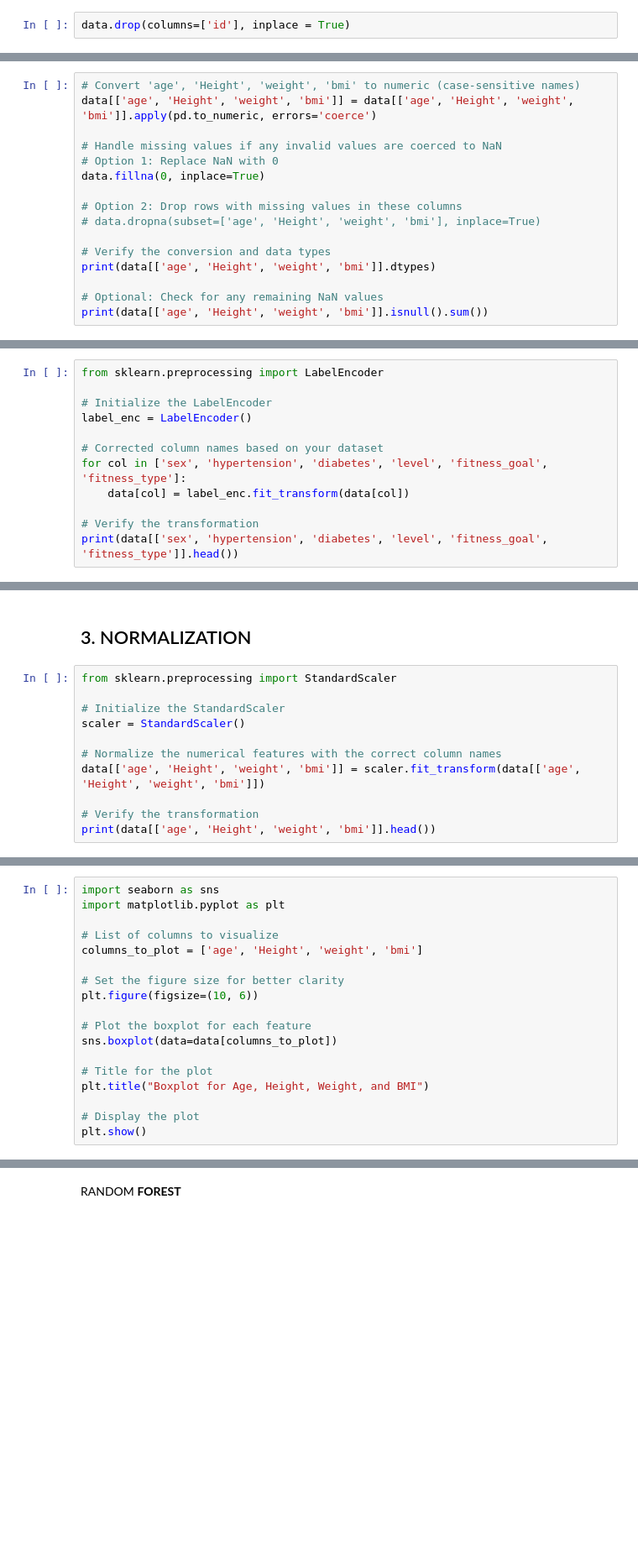
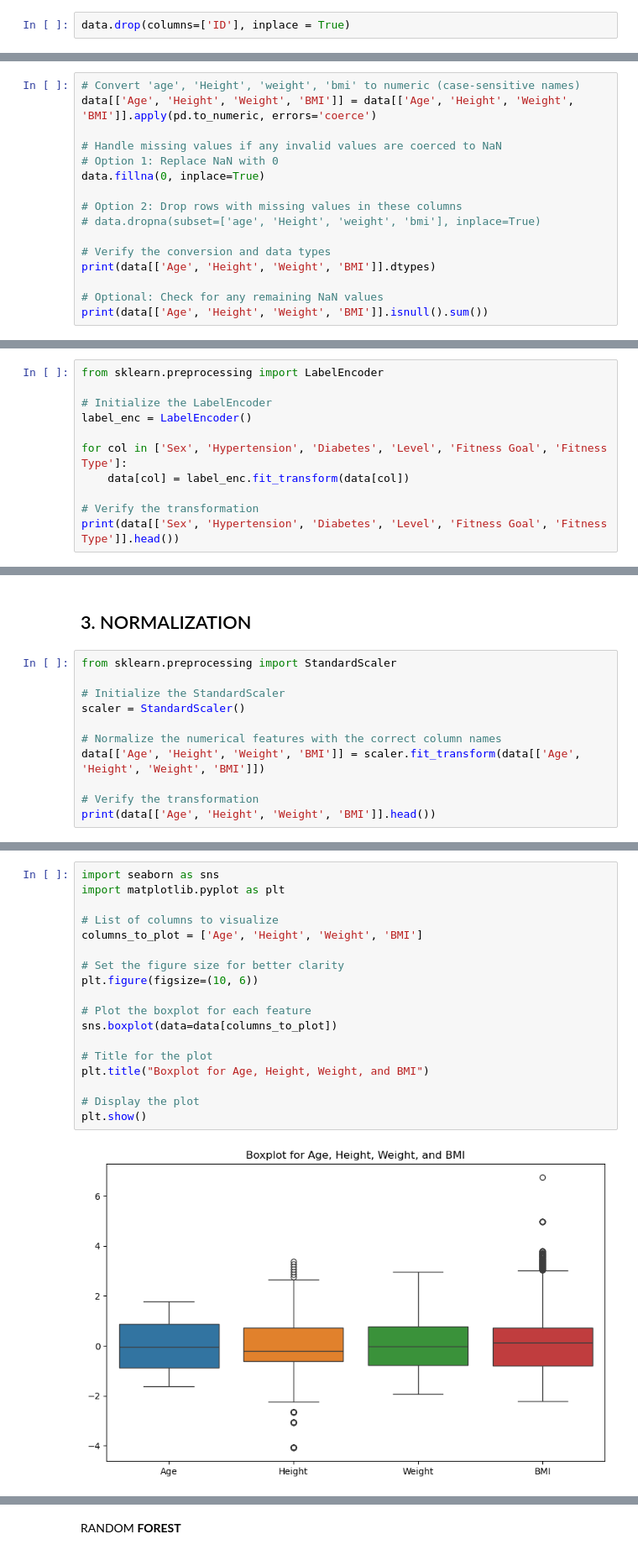
Before and after one commit to agarg2004/swasthya-sarthi, a Jupyter notebook: model.ipynb, the cells around one changed output, grey strips where cells are left out. Shown at 84% size. Drawn from its saved outputs; the diff is of its cells as text; blank space fills up the shorter version.

```diff
--- a/model.ipynb
+++ b/model.ipynb
@@ -14,4 +17,4 @@ data.columns
 # %%
-data.drop(columns=['id'], inplace = True)
+data.drop(columns=['ID'], inplace = True)
 # %%
 data.head()
@@ -24,6 +68,6 @@ print(data.dtypes)
 # %%
 # Convert 'age', 'Height', 'weight', 'bmi' to numeric (case-sensitive names)
-data[['age', 'Height', 'weight', 'bmi']] = data[['age', 'Height', 'weight', 'bmi']].apply(pd.to_numeric, errors='coerce')
+data[['Age', 'Height', 'Weight', 'BMI']] = data[['Age', 'Height', 'Weight', 'BMI']].apply(pd.to_numeric, errors='coerce')
 
 # Handle missing values if any invalid values are coerced to NaN
 # Option 1: Replace NaN with 0
@@ -33,7 +77,7 @@ data.fillna(0, inplace=True)
 # data.dropna(subset=['age', 'Height', 'weight', 'bmi'], inplace=True)
 
 # Verify the conversion and data types
-print(data[['age', 'Height', 'weight', 'bmi']].dtypes)
+print(data[['Age', 'Height', 'Weight', 'BMI']].dtypes)
 
 # Optional: Check for any remaining NaN values
-print(data[['age', 'Height', 'weight', 'bmi']].isnull().sum())
+print(data[['Age', 'Height', 'Weight', 'BMI']].isnull().sum())
@@ -45,9 +100,8 @@ from sklearn.preprocessing import LabelEncoder
 # Initialize the LabelEncoder
 label_enc = LabelEncoder()
 
-# Corrected column names based on your dataset
-for col in ['sex', 'hypertension', 'diabetes', 'level', 'fitness_goal', 'fitness_type']:
+for col in ['Sex', 'Hypertension', 'Diabetes', 'Level', 'Fitness Goal', 'Fitness Type']:
     data[col] = label_enc.fit_transform(data[col])
 
 # Verify the transformation
-print(data[['sex', 'hypertension', 'diabetes', 'level', 'fitness_goal', 'fitness_type']].head())
+print(data[['Sex', 'Hypertension', 'Diabetes', 'Level', 'Fitness Goal', 'Fitness Type']].head())
@@ -62,7 +123,7 @@ from sklearn.preprocessing import StandardScaler
 scaler = StandardScaler()
 
 # Normalize the numerical features with the correct column names
-data[['age', 'Height', 'weight', 'bmi']] = scaler.fit_transform(data[['age', 'Height', 'weight', 'bmi']])
+data[['Age', 'Height', 'Weight', 'BMI']] = scaler.fit_transform(data[['Age', 'Height', 'Weight', 'BMI']])
 
 # Verify the transformation
-print(data[['age', 'Height', 'weight', 'bmi']].head())
+print(data[['Age', 'Height', 'Weight', 'BMI']].head())
@@ -123,21 +222,23 @@ print("Data after removing outliers:\n", data_no_outliers.head())
 # %%
 import seaborn as sns
 import matplotlib.pyplot as plt
 
 # List of columns to visualize
-columns_to_plot = ['age', 'Height', 'weight', 'bmi']
+columns_to_plot = ['Age', 'Height', 'Weight', 'BMI']
 
 # Set the figure size for better clarity
 plt.figure(figsize=(10, 6))
 
 # Plot the boxplot for each feature
 sns.boxplot(data=data[columns_to_plot])
 
 # Title for the plot
 plt.title("Boxplot for Age, Height, Weight, and BMI")
 
 # Display the plot
 plt.show()
+# %% [output]
+[figure, added]
 # %%
 import matplotlib.pyplot as plt
 import seaborn as sns
```
Also changed, not shown: parts of 20 cells of this notebook, 7 other files.
